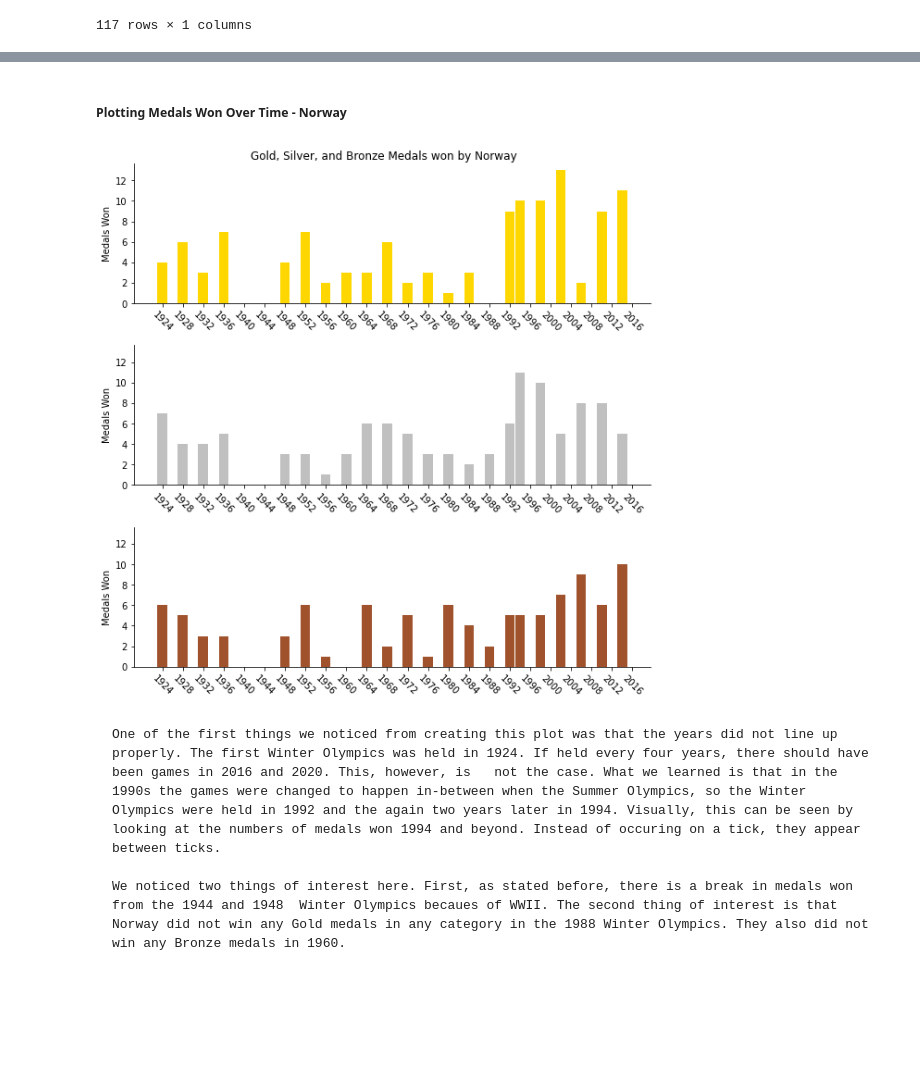
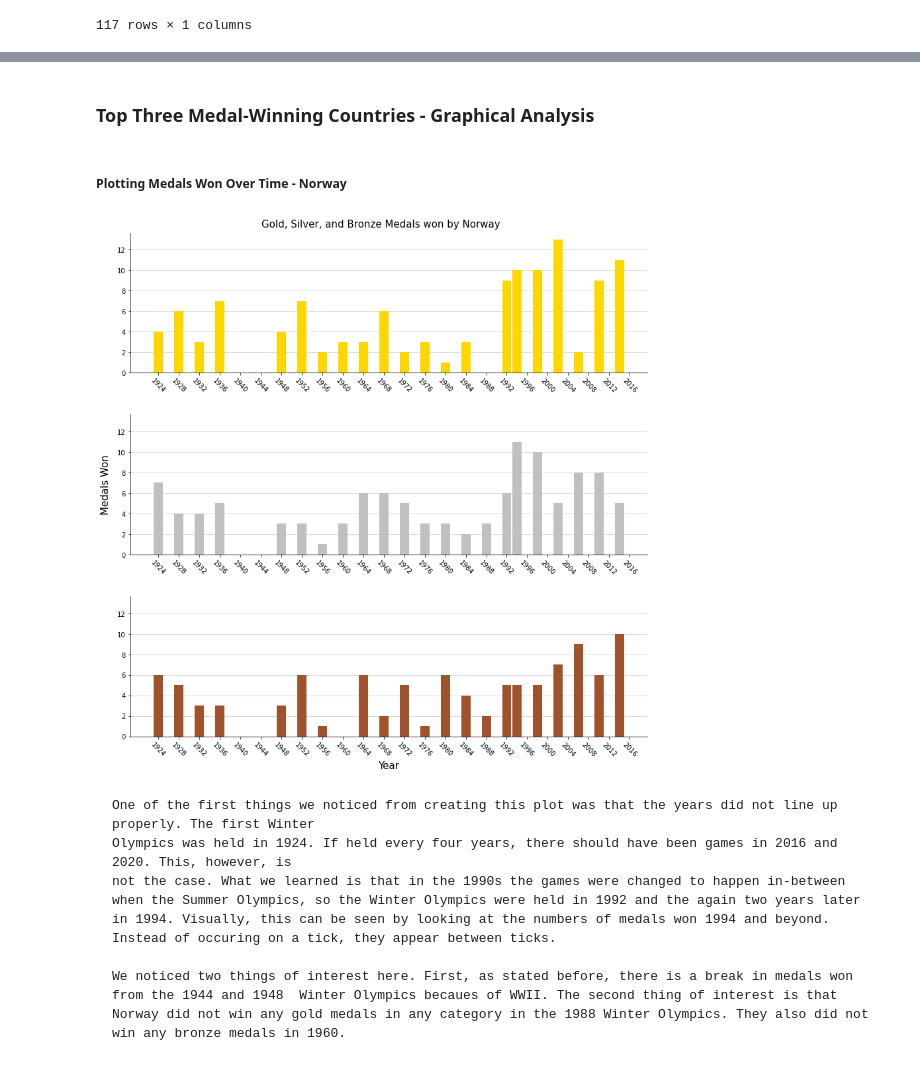
Before and after one commit to BEthanPowerfuls90/DSCI235_Project, a Jupyter notebook: FinalProject.ipynb, the cells around one changed output, grey strips where cells are left out. Saved outputs shown, nothing was run; the diff lists cells and outputs as text; code cells hidden in the pictures; blank space fills up the shorter version.

```diff
--- a/FinalProject.ipynb
+++ b/FinalProject.ipynb
@@ -134,12 +200,11 @@ Bronze.head()
+# %% [markdown]
+### Top Three Medal-Winning Countries - Graphical Analysis
 # %% [markdown]
 ##### Plotting Medals Won Over Time - Norway
 # %%
-%matplotlib inline
-import matplotlib.pylab as plt
-
 fig, axs = plt.subplots(3, sharex = False, sharey = True)
-fig.set_figheight(10); fig.set_figwidth(10)
-plt.suptitle('Gold, Silver, and Bronze Medals won by Norway', y=.9)
+fig.set_figheight(14); fig.set_figwidth(14)
+plt.suptitle('Gold, Silver, and Bronze Medals won by Norway', y=.9, size=15)
 
 #Plotting the number of gold medals won
 medal_plot_gold = winter.groupby(['Country', 'Year', 'Medal']).aggregate('sum').loc[idx[:, :, 'gold', :]]
@@ -149,60 +214,72 @@ Norway_two_gold = medal_plot_gold.loc['Norway']['Medal Count'].loc[1948:1984]
 Norway_three_gold = medal_plot_gold.loc['Norway']['Medal Count'].loc[1988:1994]
 Norway_four_gold = medal_plot_gold.loc['Norway']['Medal Count'].loc[1994:2014]
 
-x1 = range(1924, 1940, 4); x2 = range(1948, 1985, 4); x3 = range(1992, 1995, 2); x4 = range(1994, 2015, 4)
+x1 = range(1924, 1940, 4)
+x2 = range(1948, 1985, 4)
+x3 = range(1992, 1995, 2)
+x4 = range(1994, 2015, 4)
 
-axs[0].bar(x1, Norway_one_gold, color = 'gold', width = 1.9)
-axs[0].bar(x2, Norway_two_gold, color = 'gold', width = 1.9)
-axs[0].bar(x3, Norway_three_gold, color = 'gold', width = 1.9)
-axs[0].bar(x4, Norway_four_gold, color = 'gold', width = 1.9)
+axs[0].bar(x1, Norway_one_gold, color = 'gold', width = 1.8)
+axs[0].bar(x2, Norway_two_gold, color = 'gold', width = 1.8)
+axs[0].bar(x3, Norway_three_gold, color = 'gold', width = 1.8)
+axs[0].bar(x4, Norway_four_gold, color = 'gold', width = 1.8)
 plt.sca(axs[0])
-plt.ylabel('Medals Won')
 plt.xticks(range(1924, 2020, 4), rotation = -45)
 axs[0].spines['top'].set_visible(False)
 axs[0].spines['right'].set_visible(False)
+plt.grid(axis = 'y', linewidth = 0.5)
+axs[0].set_axisbelow(True)
 
 #Plotting the number of silver medals won
 medal_plot_silver = winter.groupby(['Country', 'Year', 'Medal']).aggregate('sum').loc[idx[:, :, 'silver', :]]
 
 Norway_one_silver = medal_plot_silver.loc['Norway']['Medal Count'].loc[1924:1940]
 Norway_two_silver = medal_plot_silver.loc['Norway']['Medal Count'].loc[1948:1992]
 Norway_three_silver = medal_plot_silver.loc['Norway']['Medal Count'].loc[1994:2014]
 
 x5 = range(1948, 1995, 4)
 
-axs[1].bar(x1, Norway_one_silver, color = 'silver', width = 1.9)
-axs[1].bar(x5, Norway_two_silver, color = 'silver', width = 1.9)
-axs[1].bar(x4, Norway_three_silver, color = 'silver', width = 1.9)
+axs[1].bar(x1, Norway_one_silver, color = 'silver', width = 1.8)
+axs[1].bar(x5, Norway_two_silver, color = 'silver', width = 1.8)
+axs[1].bar(x4, Norway_three_silver, color = 'silver', width = 1.8)
 plt.sca(axs[1])
-plt.ylabel('Medals Won')
+plt.ylabel('Medals Won', fontsize=15, labelpad=10)
 plt.xticks(range(1924, 2020, 4), rotation = -45)
 axs[1].spines['top'].set_visible(False)
 axs[1].spines['right'].set_visible(False)
+plt.grid(axis = 'y', linewidth = 0.5)
+axs[1].set_axisbelow(True)
 
 #Plotting the number of bronze medals won
 medal_plot_bronze = winter.groupby(['Country', 'Year', 'Medal']).aggregate('sum').loc[idx[:, :, 'bronze', :]]
 
 Norway_one_bronze = medal_plot_bronze.loc['Norway']['Medal Count'].loc[1924:1940]
 Norway_two_bronze = medal_plot_bronze.loc['Norway']['Medal Count'].loc[1948:1956]
 Norway_three_bronze = medal_plot_bronze.loc['Norway']['Medal Count'].loc[1964:1992]
 Norway_four_bronze = medal_plot_bronze.loc['Norway']['Medal Count'].loc[1994:2014]
 
-x6 = range(1948, 1957, 4); x7 = range(1964, 1995, 4); x8 = range(1994, 2015, 4)
+x6 = range(1948, 1957, 4)
+x7 = range(1964, 1995, 4)
+x8 = range(1994, 2015, 4)
 
-axs[2].bar(x1, Norway_one_bronze, color = 'sienna', width = 1.9)
-axs[2].bar(x6, Norway_two_bronze, color = 'sienna', width = 1.9)
-axs[2].bar(x7, Norway_three_bronze, color = 'sienna', width = 1.9)
-axs[2].bar(x8, Norway_four_bronze, color = 'sienna', width = 1.9)
+axs[2].bar(x1, Norway_one_bronze, color = 'sienna', width = 1.8)
+axs[2].bar(x6, Norway_two_bronze, color = 'sienna', width = 1.8)
+axs[2].bar(x7, Norway_three_bronze, color = 'sienna', width = 1.8)
+axs[2].bar(x8, Norway_four_bronze, color = 'sienna', width = 1.8)
 plt.sca(axs[2])
-plt.ylabel('Medals Won')
 plt.xticks(range(1924, 2020, 4), rotation = -45)
 axs[2].spines['top'].set_visible(False)
 axs[2].spines['right'].set_visible(False)
+axs[2].set_xlabel('Year', fontsize = 15)
+plt.grid(axis = 'y', linewidth = 0.5)
+axs[2].set_axisbelow(True)
 
 plt.subplots_adjust(hspace = .3)
 # %% [output]
-[figure, old version]
+[figure, new version]
 # %% [markdown]
-    One of the first things we noticed from creating this plot was that the years did not line up properly. The first Winter Olympics was held in 1924. If held every four years, there should have been games in 2016 and 2020. This, however, is   not the case. What we learned is that in the 1990s the games were changed to happen in-between when the Summer Olympics, so the Winter Olympics were held in 1992 and the again two years later in 1994. Visually, this can be seen by looking at the numbers of medals won 1994 and beyond. Instead of occuring on a tick, they appear between ticks.
+    One of the first things we noticed from creating this plot was that the years did not line up properly. The first Winter
+    Olympics was held in 1924. If held every four years, there should have been games in 2016 and 2020. This, however, is
+    not the case. What we learned is that in the 1990s the games were changed to happen in-between when the Summer Olympics, so the Winter Olympics were held in 1992 and the again two years later in 1994. Visually, this can be seen by looking at the numbers of medals won 1994 and beyond. Instead of occuring on a tick, they appear between ticks.
 
-    We noticed two things of interest here. First, as stated before, there is a break in medals won from the 1944 and 1948  Winter Olympics becaues of WWII. The second thing of interest is that Norway did not win any Gold medals in any category in the 1988 Winter Olympics. They also did not win any Bronze medals in 1960.
+    We noticed two things of interest here. First, as stated before, there is a break in medals won from the 1944 and 1948  Winter Olympics becaues of WWII. The second thing of interest is that Norway did not win any gold medals in any category in the 1988 Winter Olympics. They also did not win any bronze medals in 1960.
```
Also changed, not shown: parts of 73 cells of this notebook.
